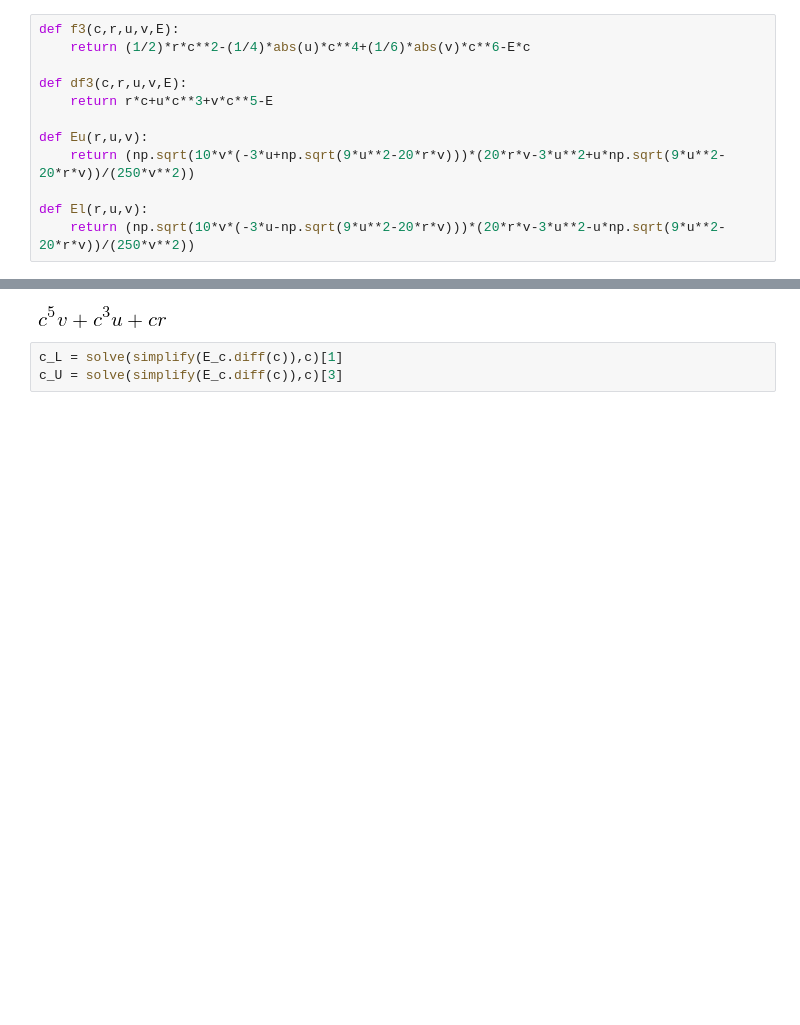
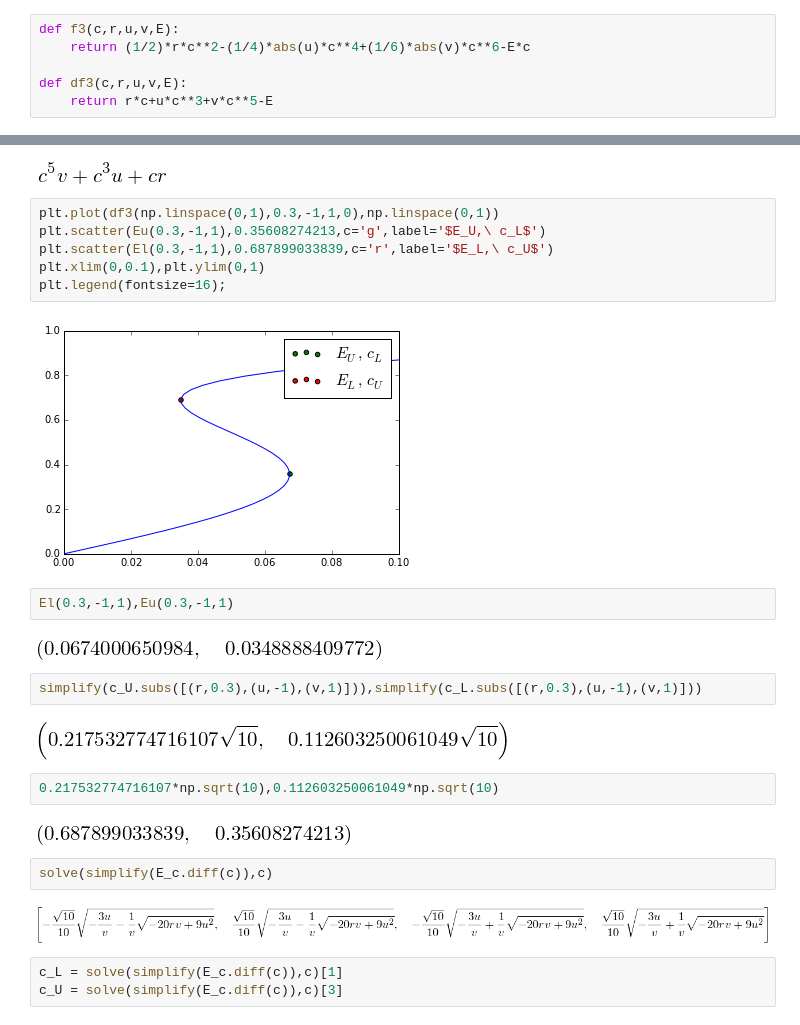
Before and after one commit to brettavedisian/Liquid-Crystals, a Jupyter notebook: SmAtoSmCfield.ipynb, the cells around one changed output, grey strips where cells are left out. Cells and saved outputs as stored; diff of their text form; blank space fills up the shorter version.

```diff
--- a/SmAtoSmCfield.ipynb
+++ b/SmAtoSmCfield.ipynb
@@ -142,12 +142,6 @@ def f3(c,r,u,v,E):
 
 def df3(c,r,u,v,E):
     return r*c+u*c**3+v*c**5-E
-
-def Eu(r,u,v):
-    return (np.sqrt(10*v*(-3*u+np.sqrt(9*u**2-20*r*v)))*(20*r*v-3*u**2+u*np.sqrt(9*u**2-20*r*v))/(250*v**2))
-
-def El(r,u,v):
-    return (np.sqrt(10*v*(-3*u-np.sqrt(9*u**2-20*r*v)))*(20*r*v-3*u**2-u*np.sqrt(9*u**2-20*r*v))/(250*v**2))
 # %%
 f = (1/2)*r*c**2+(1/4)*u*c**4+(1/6)*v*c**6-E*c
 f
@@ -158,6 +152,30 @@ E_c = expand(solve(f.diff(c),E)[0])
 E_c
 # %% [output]
 [figure]
+# %%
+plt.plot(df3(np.linspace(0,1),0.3,-1,1,0),np.linspace(0,1))
+plt.scatter(Eu(0.3,-1,1),0.35608274213,c='g',label='$E_U,\ c_L$')
+plt.scatter(El(0.3,-1,1),0.687899033839,c='r',label='$E_L,\ c_U$')
+plt.xlim(0,0.1),plt.ylim(0,1)
+plt.legend(fontsize=16);
+# %% [output]
+[figure, added]
+# %%
+El(0.3,-1,1),Eu(0.3,-1,1)
+# %% [output]
+[figure, added]
+# %%
+simplify(c_U.subs([(r,0.3),(u,-1),(v,1)])),simplify(c_L.subs([(r,0.3),(u,-1),(v,1)]))
+# %% [output]
+[figure, added]
+# %%
+0.217532774716107*np.sqrt(10),0.112603250061049*np.sqrt(10)
+# %% [output]
+[figure, added]
+# %%
+solve(simplify(E_c.diff(c)),c)
+# %% [output]
+[figure, added]
 # %%
 c_L = solve(simplify(E_c.diff(c)),c)[1]
 c_U = solve(simplify(E_c.diff(c)),c)[3]
```
Also changed, not shown: parts of 6 cells of this notebook.
